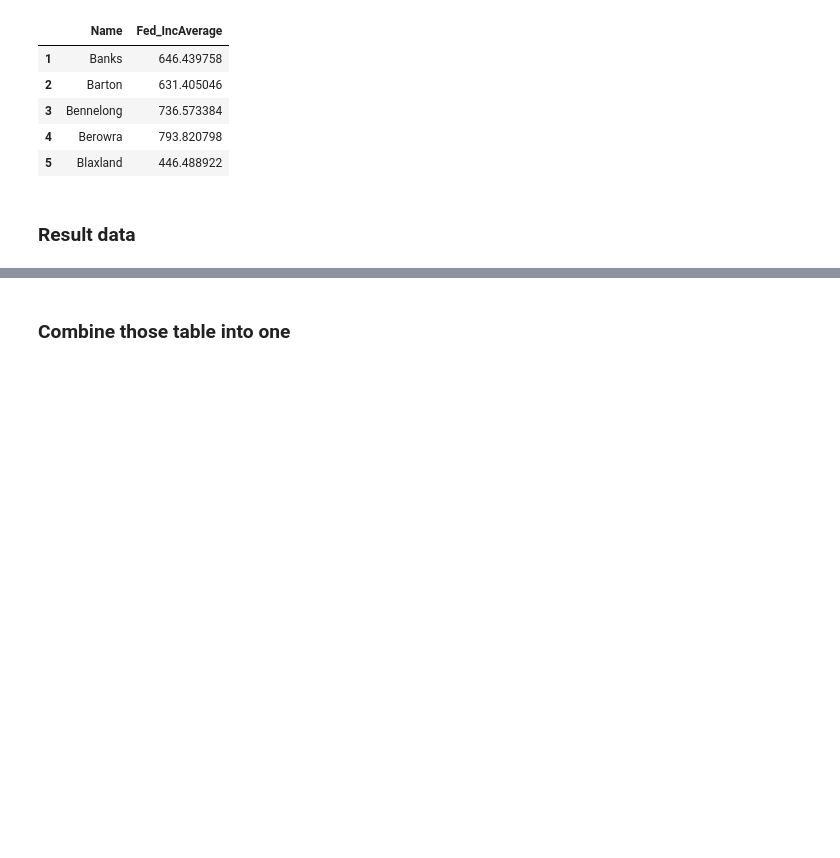
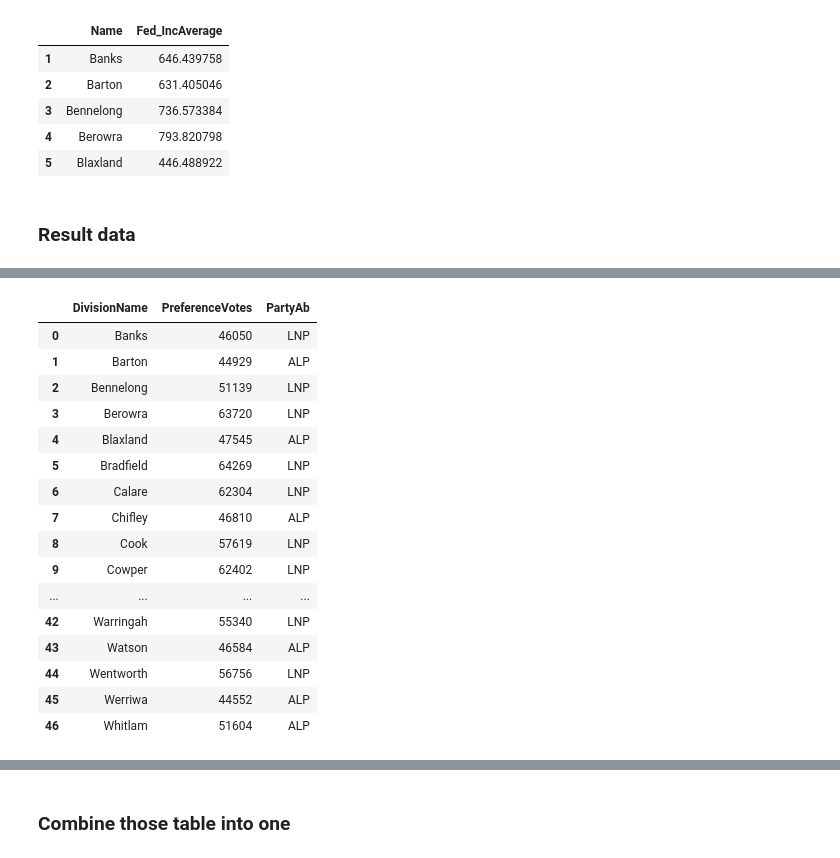
Before and after one commit to garyliu427/data-science-project-2019, a Jupyter notebook: Group Assignment Working notebook.ipynb, the cells around one changed output, grey strips where cells are left out. Drawn from its saved outputs; the diff is of its cells as text; code cells hidden in the pictures; blank space fills up the shorter version.

```diff
--- a/Group Assignment Working notebook.ipynb
+++ b/Group Assignment Working notebook.ipynb
@@ -326,3 +428,23 @@ Result.head()
+# %%
+Result
+# %% [output]
+|  | DivisionName | PreferenceVotes | PartyAb |
+| 0 | Banks | 46050 | LNP |
+| 1 | Barton | 44929 | ALP |
+| 2 | Bennelong | 51139 | LNP |
+| 3 | Berowra | 63720 | LNP |
+| 4 | Blaxland | 47545 | ALP |
+| 5 | Bradfield | 64269 | LNP |
+| 6 | Calare | 62304 | LNP |
+| 7 | Chifley | 46810 | ALP |
+| 8 | Cook | 57619 | LNP |
+| 9 | Cowper | 62402 | LNP |
+| ... | ... | ... | ... |
+| 42 | Warringah | 55340 | LNP |
+| 43 | Watson | 46584 | ALP |
+| 44 | Wentworth | 56756 | LNP |
+| 45 | Werriwa | 44552 | ALP |
+| 46 | Whitlam | 51604 | ALP |
 # %%
 ResultNSW=pd.read_csv('Unclean Data/NSWresults.csv')
 ResultNSW = ResultNSW.replace(to_replace ="Labor", value ="ALP")
```
Also changed, not shown: parts of 60 cells of this notebook.
